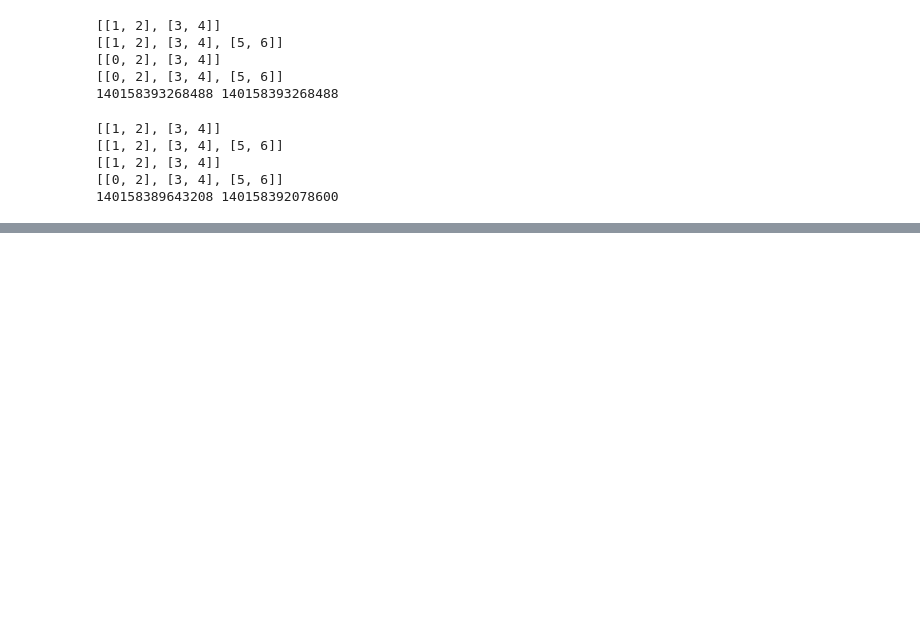
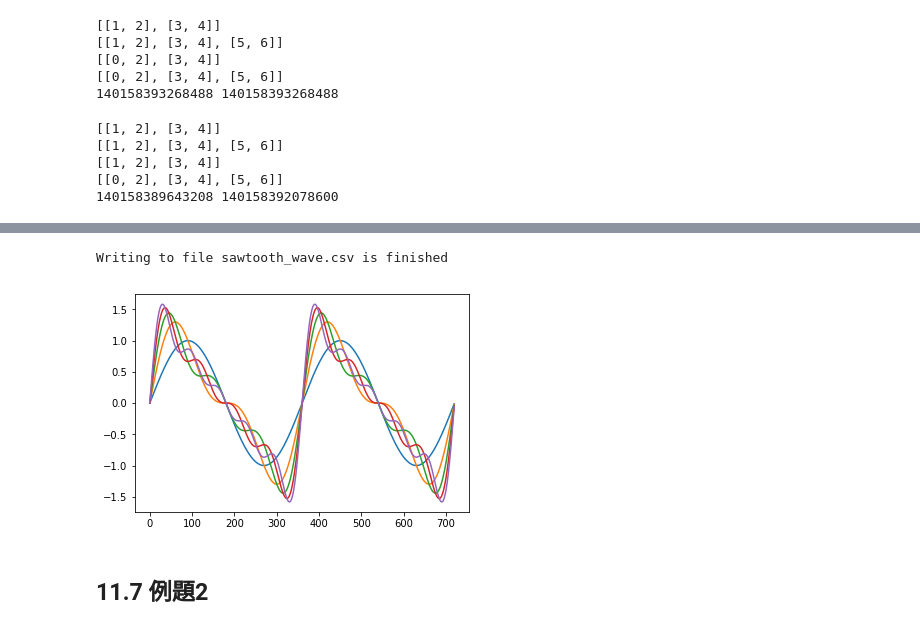
Before and after one commit to toms74209200/Kyoto_programing_python_2019, a Jupyter notebook: kyoto_python_2019.ipynb, the cells around one changed output, grey strips where cells are left out. Saved outputs shown, nothing was run; the diff lists cells and outputs as text; code cells hidden in the pictures; blank space fills up the shorter version.

```diff
--- a/kyoto_python_2019.ipynb
+++ b/kyoto_python_2019.ipynb
@@ -2497,0 +2690,79 @@ print(id(a[0]), id(b[0]))
+# %%
+# import tkinter as tk
+# import tkinter.filedialog
+import math
+#
+# tkinter の filedialog だけを利用する例
+#
+# root ウィンドウは withdrow() メソッドを読んで隠す
+# root = tk.Tk()
+# root.withdraw()
+#
+# 書き出し用の filedialog を読んでファイル名を得る
+#
+# filename = tkinter.filedialog.asksaveasfilename()
+
+#@title String Field
+filename = "sawtooth_wave.csv" #@param [type:"string"]
+
+#
+# ファイル名がもらえなければ終了
+#
+if filename:
+    pass
+else:
+    print("No file specified")
+    exit()
+#
+# 正弦波の重ね合わせで鋸波を近似する
+#
+# w = sin(t) + sin(2t)/2 + sin(3t)/3 + sin(4t)/4 ...
+#
+# ２周期分、全体は1000ステップで、高調波は5番目まで
+#
+cycles = 2
+steps = 1000
+harmonics = 5
+wave_list = [[]*(harmonics+1) for i in range(steps)]
+
+for i in range(steps):
+    angle_in_degree = 360 * cycles * i / steps
+    angle = math.radians(angle_in_degree)
+    wave_list[i].append(angle_in_degree)
+    w = 0
+    for j in range(1,harmonics+1):
+        w += math.sin(angle * (j)) / (j)
+        wave_list[i].append(w)
+# ファイルが開けないときのエラー対応
+try:
+# ファイルを開く
+    with open(filename, 'w') as file:
+        for i in range(steps):
+            s = str(wave_list[i][0])
+            w = 0
+            for j in range(1,harmonics+1):
+                s = s + ", " + str(wave_list[i][j])
+#             print(s)
+            file.write(s + "\n")
+        print("Writing to file " + filename + " is finished")
+except IOError:
+    print("Unable to open file")
+# %% [output]
+Writing to file sawtooth_wave.csv is finished
+# %%
+%matplotlib inline
+import matplotlib.pyplot as plt
+import pandas as pd
+#@title String Field
+filename = "sawtooth_wave.csv" #@param [type:"string"]
+df = pd.read_csv(filename, names=['wave1','wave2','wave3','wave4','wave5'])
+plt.plot(df['wave1'])
+plt.plot(df['wave2'])
+plt.plot(df['wave3'])
+plt.plot(df['wave4'])
+plt.plot(df['wave5'])
+plt.show()
+# %% [output]
+[figure, added]
+# %% [markdown]
+## 11.7 例題2
```
Also changed, not shown: parts of 26 cells of this notebook.
